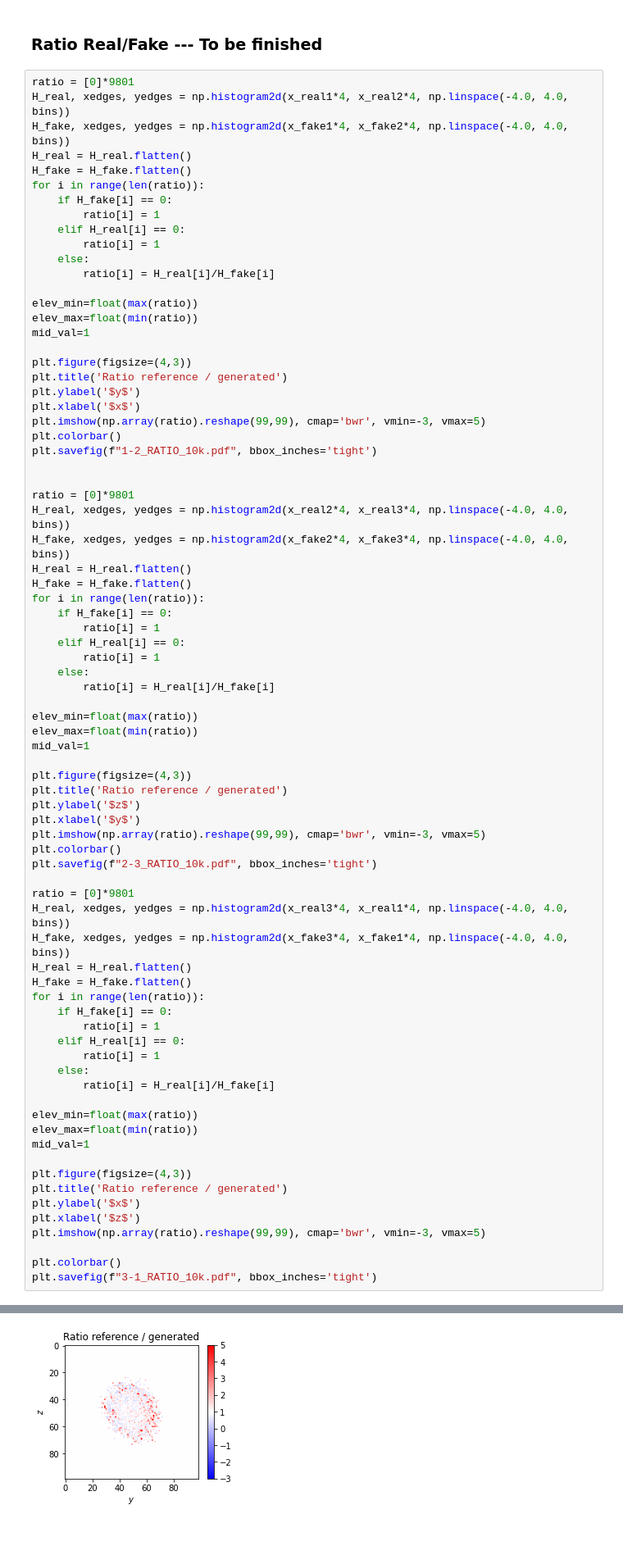
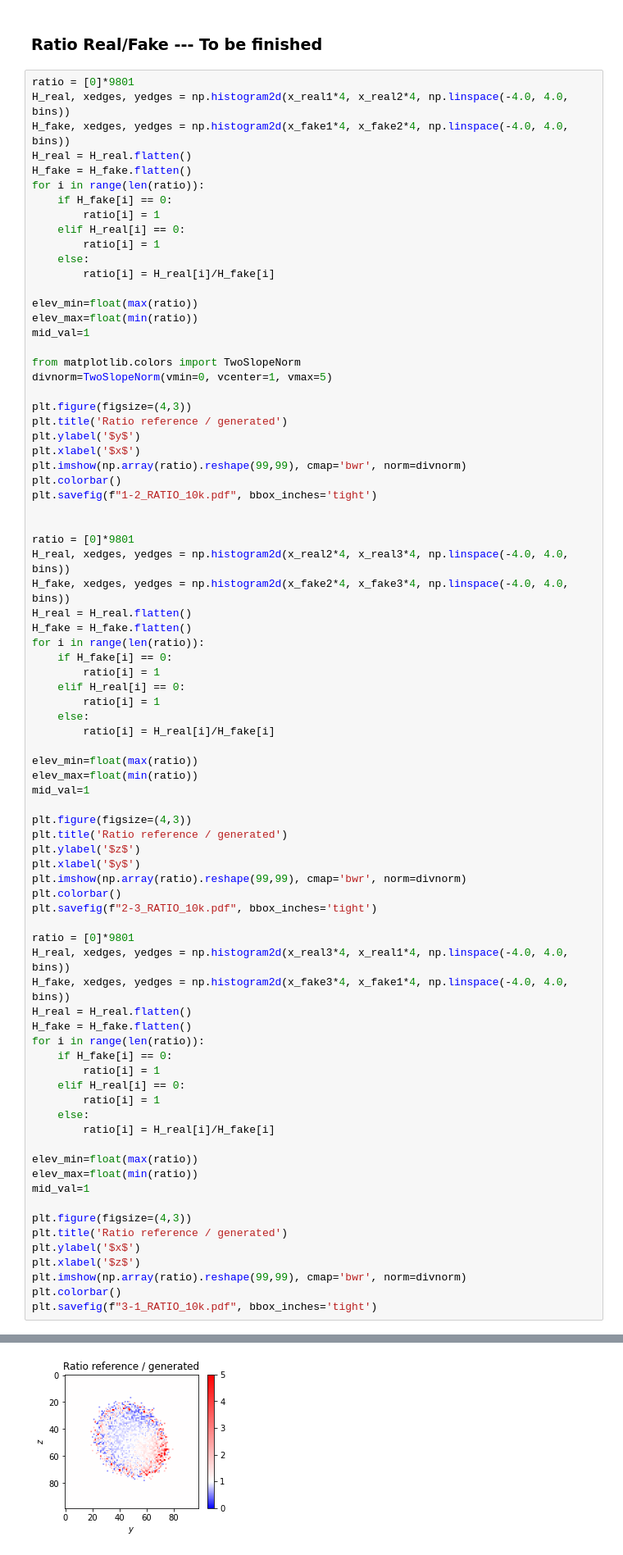
Before and after one commit to QTI-TH/style-qgan, a Jupyter notebook: classical-quantum-gan/results/plots_notebook/plots.ipynb, the cells around one changed output, grey strips where cells are left out. Shown: that part at 82% size. Drawn from its saved outputs; the diff is of its cells as text.

Commit message:
fixing ratio range

```diff
--- a/classical-quantum-gan/results/plots_notebook/plots.ipynb
+++ b/classical-quantum-gan/results/plots_notebook/plots.ipynb
@@ -196,11 +196,14 @@ elev_min=float(max(ratio))
 elev_max=float(min(ratio))
 mid_val=1
 
+from matplotlib.colors import TwoSlopeNorm
+divnorm=TwoSlopeNorm(vmin=0, vcenter=1, vmax=5)
+
 plt.figure(figsize=(4,3))
 plt.title('Ratio reference / generated')
 plt.ylabel('$y$')
 plt.xlabel('$x$')
-plt.imshow(np.array(ratio).reshape(99,99), cmap='bwr', vmin=-3, vmax=5)
+plt.imshow(np.array(ratio).reshape(99,99), cmap='bwr', norm=divnorm)
 plt.colorbar()
 plt.savefig(f"1-2_RATIO_10k.pdf", bbox_inches='tight')
 
@@ -226,7 +229,7 @@ plt.figure(figsize=(4,3))
 plt.title('Ratio reference / generated')
 plt.ylabel('$z$')
 plt.xlabel('$y$')
-plt.imshow(np.array(ratio).reshape(99,99), cmap='bwr', vmin=-3, vmax=5)
+plt.imshow(np.array(ratio).reshape(99,99), cmap='bwr', norm=divnorm)
 plt.colorbar()
 plt.savefig(f"2-3_RATIO_10k.pdf", bbox_inches='tight')
 
@@ -251,8 +254,7 @@ plt.figure(figsize=(4,3))
 plt.title('Ratio reference / generated')
 plt.ylabel('$x$')
 plt.xlabel('$z$')
-plt.imshow(np.array(ratio).reshape(99,99), cmap='bwr', vmin=-3, vmax=5)
-
+plt.imshow(np.array(ratio).reshape(99,99), cmap='bwr', norm=divnorm)
 plt.colorbar()
 plt.savefig(f"3-1_RATIO_10k.pdf", bbox_inches='tight')
 # %% [output]
@@ -260 +262 @@ plt.savefig(f"3-1_RATIO_10k.pdf", bbox_inches='tight')
-[figure, old version]
+[figure, new version]
```
Also changed, not shown: parts of 3 cells of this notebook, 27 other files.
